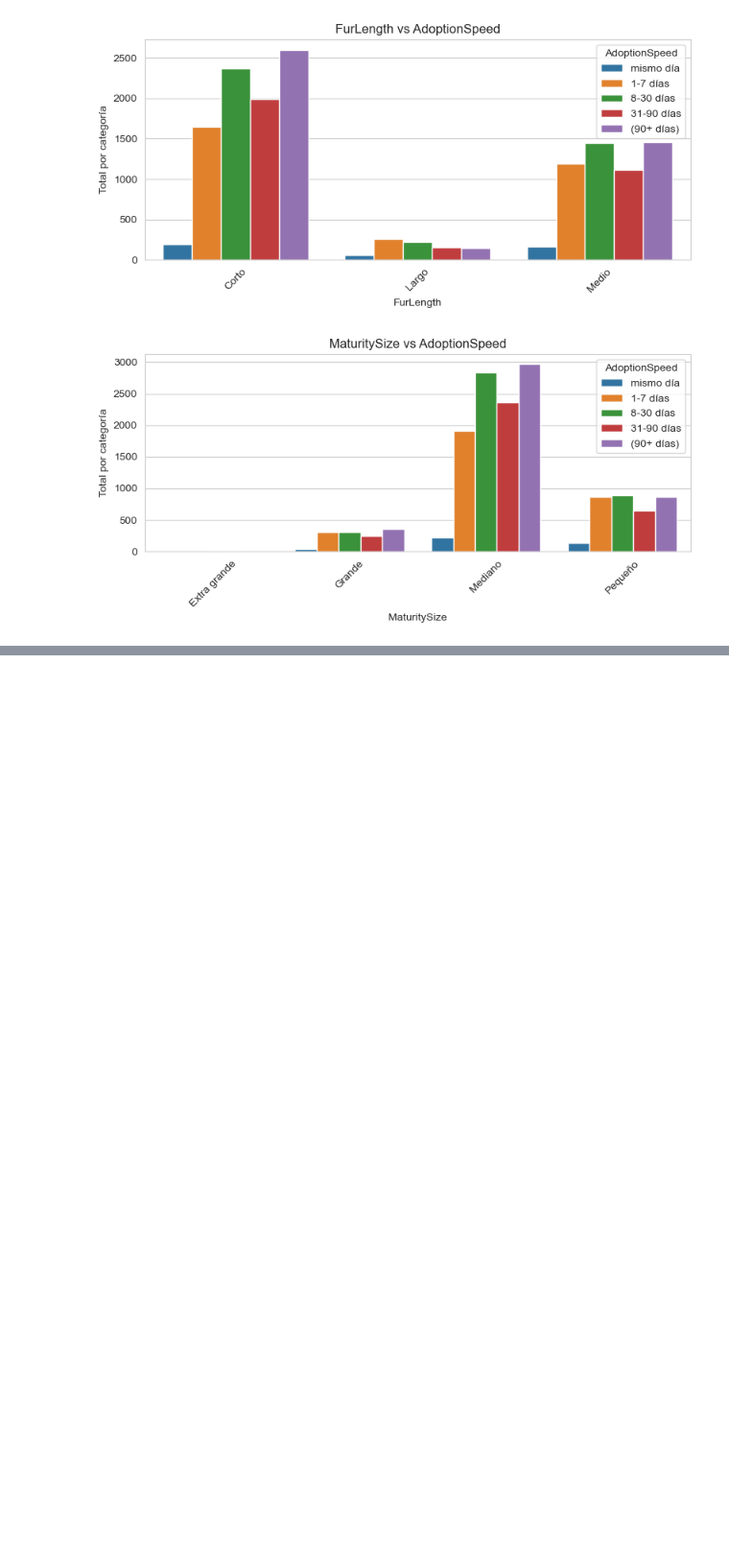
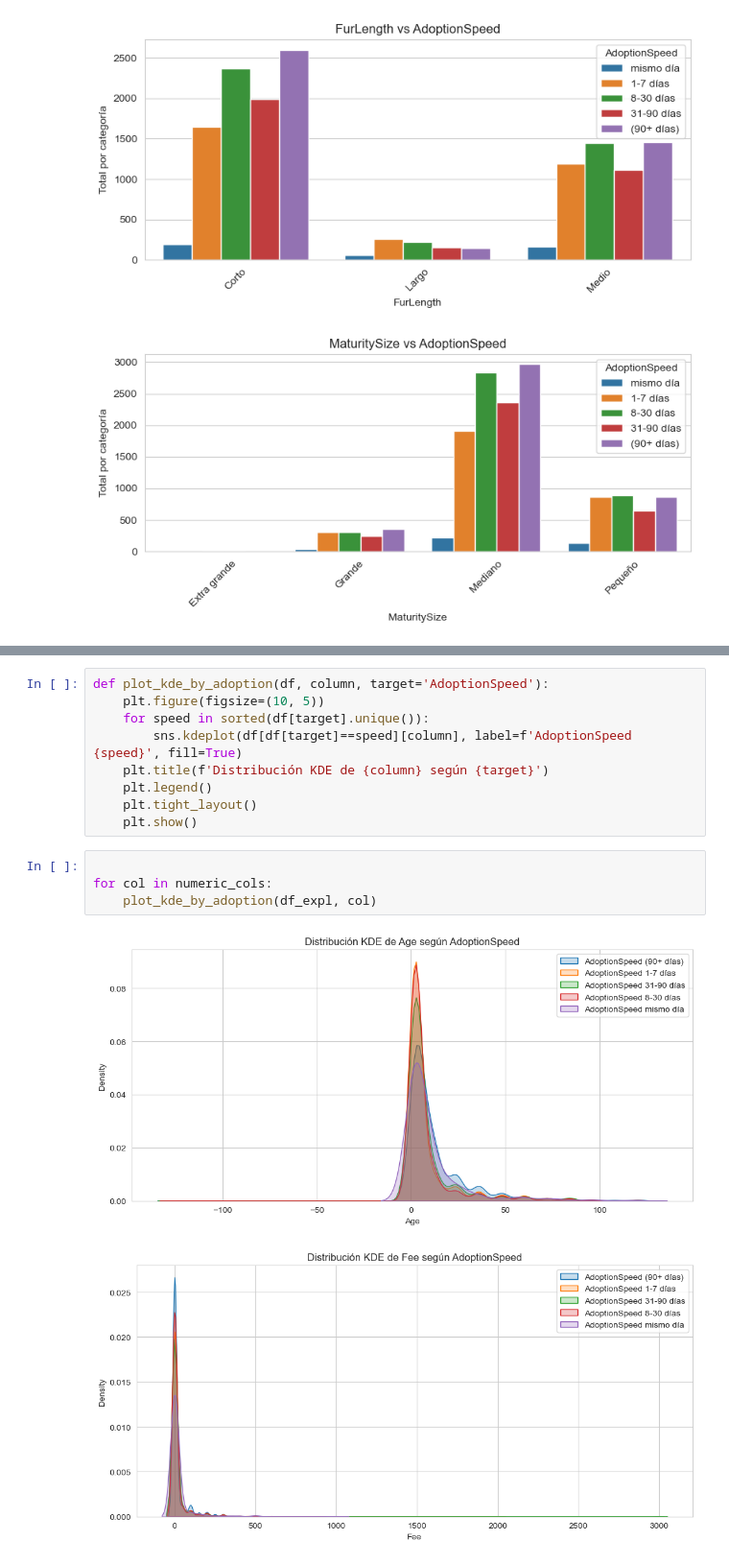
Before and after one commit to ctalamilla/austral-mcd-ldi2, a Jupyter notebook: TP_Grupo7_LDI2.ipynb, the cells around one changed output, grey strips where cells are left out. Shown at 96% size. Cells and saved outputs as stored; diff of their text form; blank space fills up the shorter version.

```diff
--- a/TP_Grupo7_LDI2.ipynb
+++ b/TP_Grupo7_LDI2.ipynb
@@ -577,0 +627,16 @@ for col in categorical_cols:
+# %%
+def plot_kde_by_adoption(df, column, target='AdoptionSpeed'):
+    plt.figure(figsize=(10, 5))
+    for speed in sorted(df[target].unique()):
+        sns.kdeplot(df[df[target]==speed][column], label=f'AdoptionSpeed {speed}', fill=True)
+    plt.title(f'Distribución KDE de {column} según {target}')
+    plt.legend()
+    plt.tight_layout()
+    plt.show()
+# %%
+
+for col in numeric_cols:
+    plot_kde_by_adoption(df_expl, col)
+# %% [output]
+[figure, added]
+[figure, added]
```
Also changed, not shown: parts of 9 cells of this notebook.
